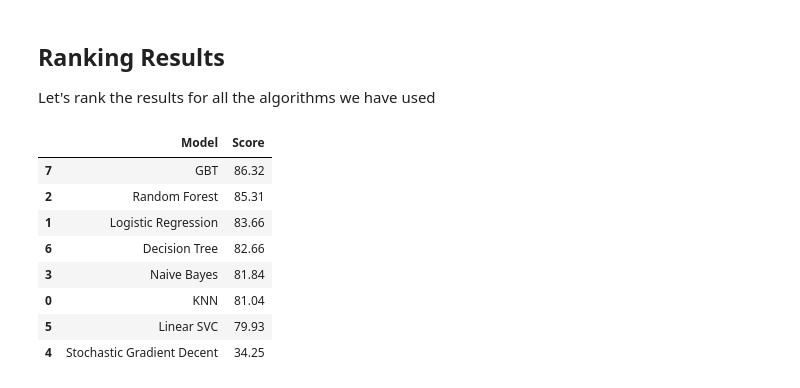
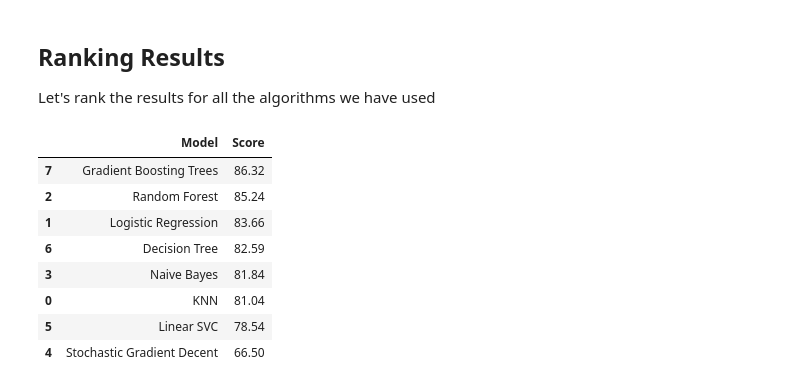
Before and after one commit to dformoso/sklearn-classification, a Jupyter notebook: Data Science Workbook - Census Income Dataset - v2.ipynb, the cells around one changed output. Drawn from its saved outputs; the diff is of its cells as text; code cells hidden in the pictures.

```diff
--- a/Data Science Workbook - Census Income Dataset - v2.ipynb
+++ b/Data Science Workbook - Census Income Dataset - v2.ipynb
@@ -1181,7 +1213,7 @@ avg / total       0.83      0.80      0.74     16282
 # %%
 # Stochastic Gradient Descent
 start_time = time.time()
-train_pred_sgd, test_pred_sgd, acc_sgd, acc_cv_sgd = fit_ml_algo(SGDClassifier(n_jobs = -1),
+train_pred_sgd, test_pred_sgd, acc_sgd, acc_cv_sgd, _ = fit_ml_algo(SGDClassifier(n_jobs = -1),
                                                                  X_train,
                                                                  y_train,
                                                                  X_test,
@@ -1215,7 +1247,7 @@ avg / total       0.81      0.34      0.29     16282
 # %%
 # Decision Tree Classifier
 start_time = time.time()
-train_pred_dt, test_pred_dt, acc_dt, acc_cv_dt = fit_ml_algo(DecisionTreeClassifier(),
+train_pred_dt, test_pred_dt, acc_dt, acc_cv_dt, probs_dt = fit_ml_algo(DecisionTreeClassifier(),
                                                              X_train,
                                                              y_train,
                                                              X_test,
@@ -1311,7 +1347,7 @@ rfc = RandomForestClassifier(n_estimators=10,
                              min_samples_split=17,
                              criterion='gini',
                              max_features=8)
-train_pred_rf, test_pred_rf, acc_rf, acc_cv_rf = fit_ml_algo(rfc,
+train_pred_rf, test_pred_rf, acc_rf, acc_cv_rf, probs_rf = fit_ml_algo(rfc,
                                                              X_train,
                                                              y_train,
                                                              X_test,
@@ -1345,7 +1385,7 @@ avg / total       0.85      0.85      0.85     16282
 # %%
 # Gradient Boosting Trees
 start_time = time.time()
-train_pred_gbt, test_pred_gbt, acc_gbt, acc_cv_gbt = fit_ml_algo(GradientBoostingClassifier(),
+train_pred_gbt, test_pred_gbt, acc_gbt, acc_cv_gbt, probs_gbt = fit_ml_algo(GradientBoostingClassifier(),
                                                                  X_train,
                                                                  y_train,
                                                                  X_test,
@@ -1383,30 +1427,30 @@ Let's rank the results for all the algorithms we have used
 # %%
 models = pd.DataFrame({
     'Model': ['KNN', 'Logistic Regression',
               'Random Forest', 'Naive Bayes',
               'Stochastic Gradient Decent', 'Linear SVC',
-              'Decision Tree', 'GBT'],
+              'Decision Tree', 'Gradient Boosting Trees'],
     'Score': [
         acc_knn,
         acc_log,
         acc_rf,
         acc_gaussian,
         acc_sgd,
         acc_linear_svc,
         acc_dt,
         acc_gbt
     ]})
 models.sort_values(by='Score', ascending=False)
 # %% [output]
 |  | Model | Score |
-| 7 | GBT | 86.32 |
-| 2 | Random Forest | 85.31 |
+| 7 | Gradient Boosting Trees | 86.32 |
+| 2 | Random Forest | 85.24 |
 | 1 | Logistic Regression | 83.66 |
-| 6 | Decision Tree | 82.66 |
+| 6 | Decision Tree | 82.59 |
 | 3 | Naive Bayes | 81.84 |
 | 0 | KNN | 81.04 |
-| 5 | Linear SVC | 79.93 |
-| 4 | Stochastic Gradient Decent | 34.25 |
+| 5 | Linear SVC | 78.54 |
+| 4 | Stochastic Gradient Decent | 66.50 |
 # %%
 models = pd.DataFrame({
     'Model': ['KNN', 'Logistic Regression',
```
Also changed, not shown: parts of 26 cells of this notebook.
